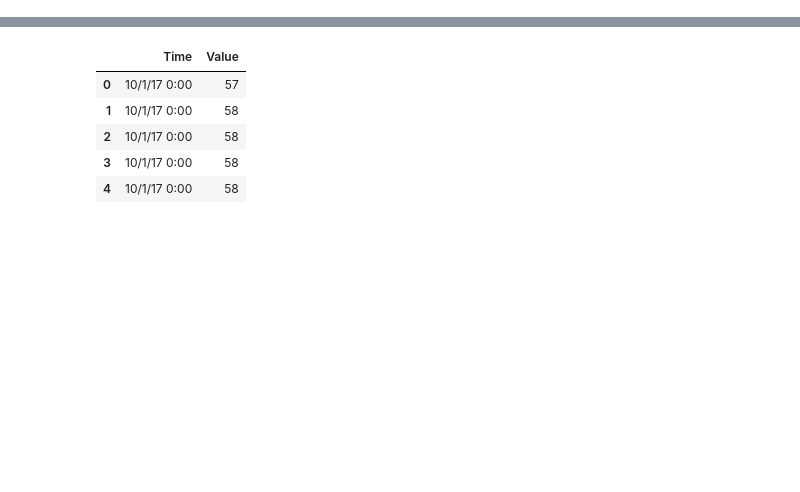
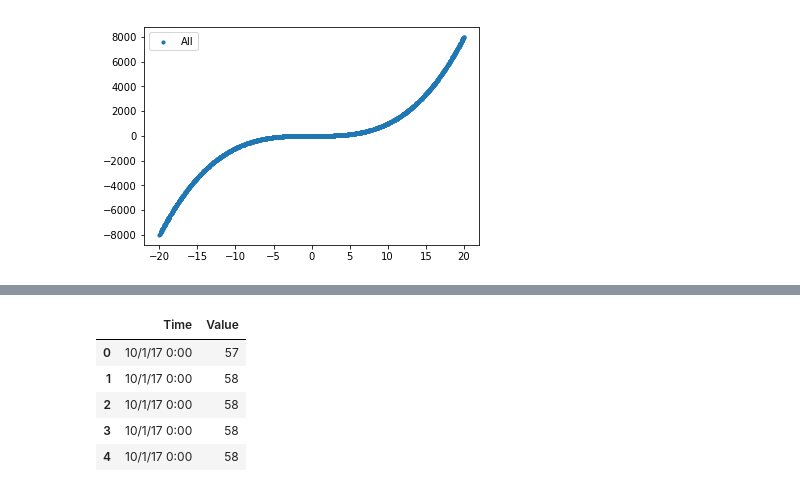
Before and after one commit to a-laughlin/3308proj, a Jupyter notebook: machine_learning/forge/neural_network.ipynb, the cells around one changed output, grey strips where cells are left out. Saved outputs shown, nothing was run; the diff lists cells and outputs as text; code cells hidden in the pictures; blank space fills up the shorter version.

```diff
--- a/machine_learning/forge/neural_network.ipynb
+++ b/machine_learning/forge/neural_network.ipynb
@@ -146,0 +173,10 @@ show_results(net, x_test, y_test)
+# %%
+x, y = makeData(2000, f = lambda x: x ** 3)
+
+plot_helper(x, y, 'All')
+
+x_train, x_test, y_train, y_test = train_test_split(x, y)
+
+net = train_net(x_train, y_train, epochs = 10000, lr = 0.0001, plot = False)
+# %% [output]
+[figure, added]
```
Also changed, not shown: parts of 29 cells of this notebook, 1 other file.
